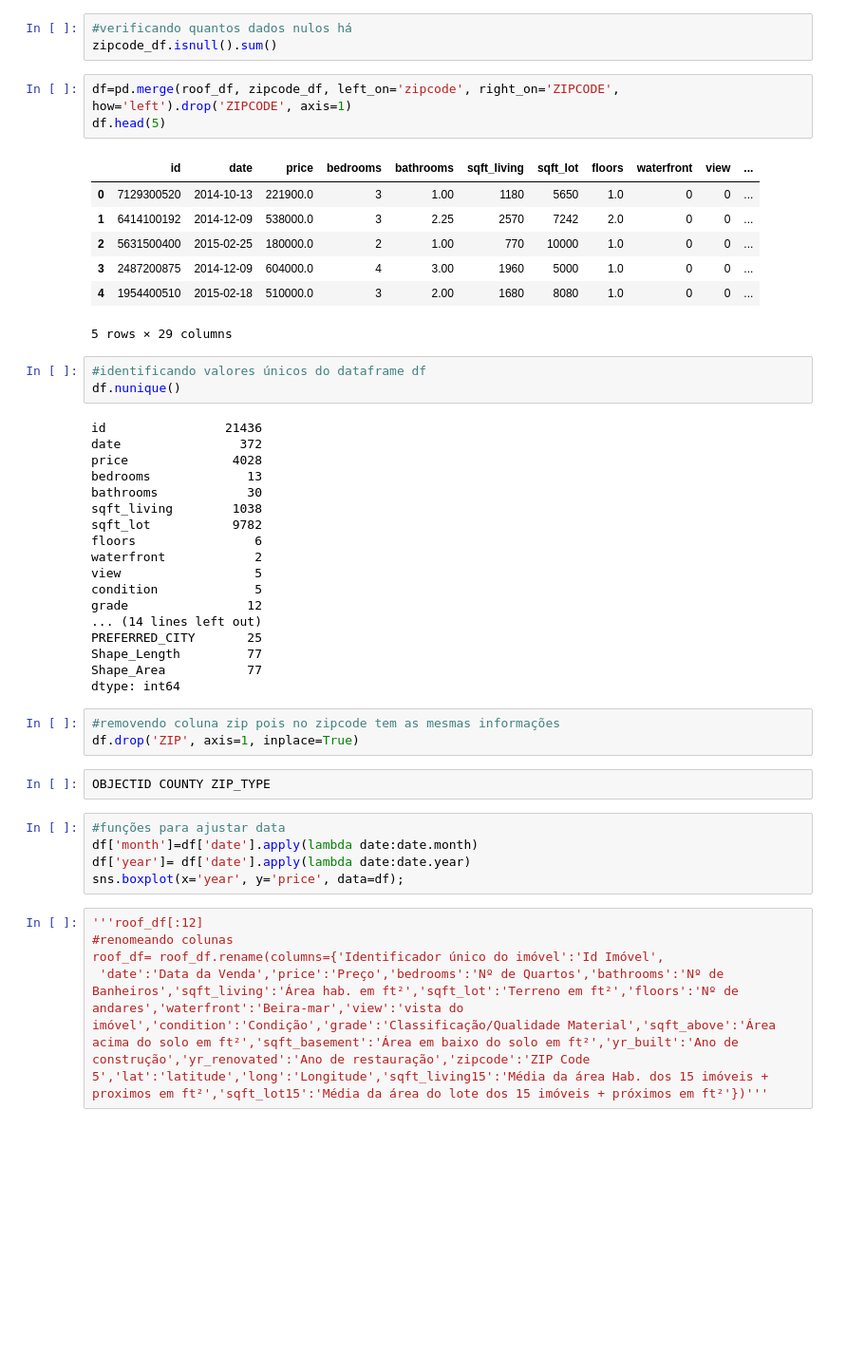
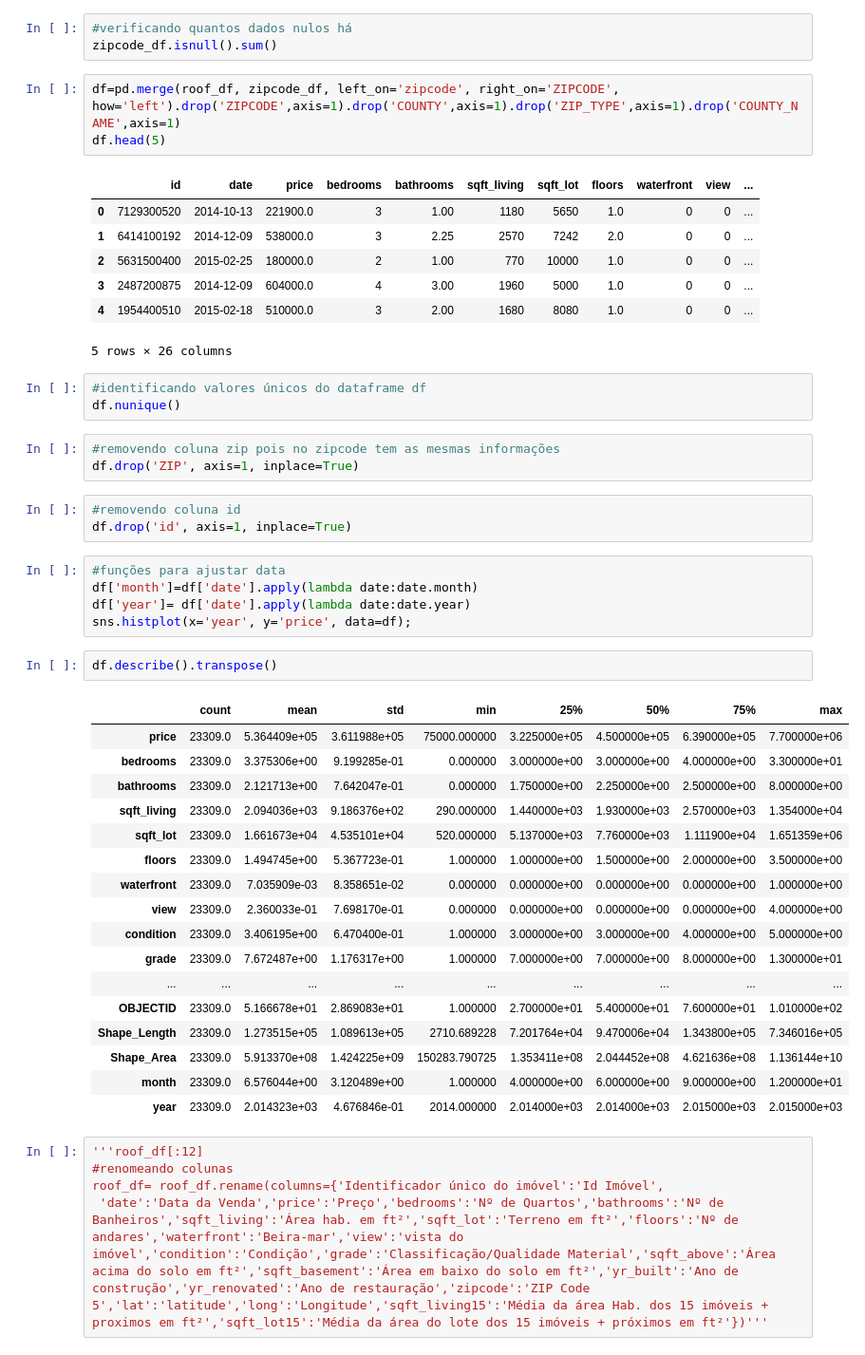
Before and after one commit to ramon-santana-silva/miniprojeto01, a Jupyter notebook: roofimoveis.ipynb, the cells around one changed output. Shown at 95% size. Drawn from its saved outputs; the diff is of its cells as text; blank space fills up the shorter version.

```diff
--- a/roofimoveis.ipynb
+++ b/roofimoveis.ipynb
@@ -129,7 +165,7 @@ roof_df.isnull().sum()
 #verificando quantos dados nulos há
 zipcode_df.isnull().sum()
 # %%
-df=pd.merge(roof_df, zipcode_df, left_on='zipcode', right_on='ZIPCODE', how='left').drop('ZIPCODE', axis=1)
+df=pd.merge(roof_df, zipcode_df, left_on='zipcode', right_on='ZIPCODE', how='left').drop('ZIPCODE',axis=1).drop('COUNTY',axis=1).drop('ZIP_TYPE',axis=1).drop('COUNTY_NAME',axis=1)
 df.head(5)
 # %% [output]
 |  | id | date | price | bedrooms | bathrooms | sqft_living | sqft_lot | floors | waterfront | view | ... |
@@ -138,38 +174,41 @@ df.head(5)
 | 2 | 5631500400 | 2015-02-25 | 180000.0 | 2 | 1.00 | 770 | 10000 | 1.0 | 0 | 0 | ... |
 | 3 | 2487200875 | 2014-12-09 | 604000.0 | 4 | 3.00 | 1960 | 5000 | 1.0 | 0 | 0 | ... |
 | 4 | 1954400510 | 2015-02-18 | 510000.0 | 3 | 2.00 | 1680 | 8080 | 1.0 | 0 | 0 | ... |
-5 rows × 29 columns
+5 rows × 26 columns
 # %%
 #identificando valores únicos do dataframe df
 df.nunique()
-# %% [output]
-id                21436
-date                372
-price              4028
-bedrooms             13
-bathrooms            30
-sqft_living        1038
-sqft_lot           9782
-floors                6
-waterfront            2
-view                  5
-condition             5
-grade                12
-... (14 lines left out)
-PREFERRED_CITY       25
-Shape_Length         77
-Shape_Area           77
-dtype: int64
 # %%
 #removendo coluna zip pois no zipcode tem as mesmas informações
 df.drop('ZIP', axis=1, inplace=True)
-# %%
-OBJECTID COUNTY	ZIP_TYPE
+# %%
+#removendo coluna id
+df.drop('id', axis=1, inplace=True)
 # %%
 #funções para ajustar data
 df['month']=df['date'].apply(lambda date:date.month)
 df['year']= df['date'].apply(lambda date:date.year)
-sns.boxplot(x='year', y='price', data=df);
+sns.histplot(x='year', y='price', data=df);
+# %%
+df.describe().transpose()
+# %% [output]
+|  | count | mean | std | min | 25% | 50% | 75% | max |
+| price | 23309.0 | 5.364409e+05 | 3.611988e+05 | 75000.000000 | 3.225000e+05 | 4.500000e+05 | 6.390000e+05 | 7.700000e+06 |
+| bedrooms | 23309.0 | 3.375306e+00 | 9.199285e-01 | 0.000000 | 3.000000e+00 | 3.000000e+00 | 4.000000e+00 | 3.300000e+01 |
+| bathrooms | 23309.0 | 2.121713e+00 | 7.642047e-01 | 0.000000 | 1.750000e+00 | 2.250000e+00 | 2.500000e+00 | 8.000000e+00 |
+| sqft_living | 23309.0 | 2.094036e+03 | 9.186376e+02 | 290.000000 | 1.440000e+03 | 1.930000e+03 | 2.570000e+03 | 1.354000e+04 |
+| sqft_lot | 23309.0 | 1.661673e+04 | 4.535101e+04 | 520.000000 | 5.137000e+03 | 7.760000e+03 | 1.111900e+04 | 1.651359e+06 |
+| floors | 23309.0 | 1.494745e+00 | 5.367723e-01 | 1.000000 | 1.000000e+00 | 1.500000e+00 | 2.000000e+00 | 3.500000e+00 |
+| waterfront | 23309.0 | 7.035909e-03 | 8.358651e-02 | 0.000000 | 0.000000e+00 | 0.000000e+00 | 0.000000e+00 | 1.000000e+00 |
+| view | 23309.0 | 2.360033e-01 | 7.698170e-01 | 0.000000 | 0.000000e+00 | 0.000000e+00 | 0.000000e+00 | 4.000000e+00 |
+| condition | 23309.0 | 3.406195e+00 | 6.470400e-01 | 1.000000 | 3.000000e+00 | 3.000000e+00 | 4.000000e+00 | 5.000000e+00 |
+| grade | 23309.0 | 7.672487e+00 | 1.176317e+00 | 1.000000 | 7.000000e+00 | 7.000000e+00 | 8.000000e+00 | 1.300000e+01 |
+| ... | ... | ... | ... | ... | ... | ... | ... | ... |
+| OBJECTID | 23309.0 | 5.166678e+01 | 2.869083e+01 | 1.000000 | 2.700000e+01 | 5.400000e+01 | 7.600000e+01 | 1.010000e+02 |
+| Shape_Length | 23309.0 | 1.273515e+05 | 1.089613e+05 | 2710.689228 | 7.201764e+04 | 9.470006e+04 | 1.343800e+05 | 7.346016e+05 |
+| Shape_Area | 23309.0 | 5.913370e+08 | 1.424225e+09 | 150283.790725 | 1.353411e+08 | 2.044452e+08 | 4.621636e+08 | 1.136144e+10 |
+| month | 23309.0 | 6.576044e+00 | 3.120489e+00 | 1.000000 | 4.000000e+00 | 6.000000e+00 | 9.000000e+00 | 1.200000e+01 |
+| year | 23309.0 | 2.014323e+03 | 4.676846e-01 | 2014.000000 | 2.014000e+03 | 2.014000e+03 | 2.015000e+03 | 2.015000e+03 |
 # %%
 '''roof_df[:12]
 #renomeando colunas
```
Also changed, not shown: parts of 3 cells of this notebook.
